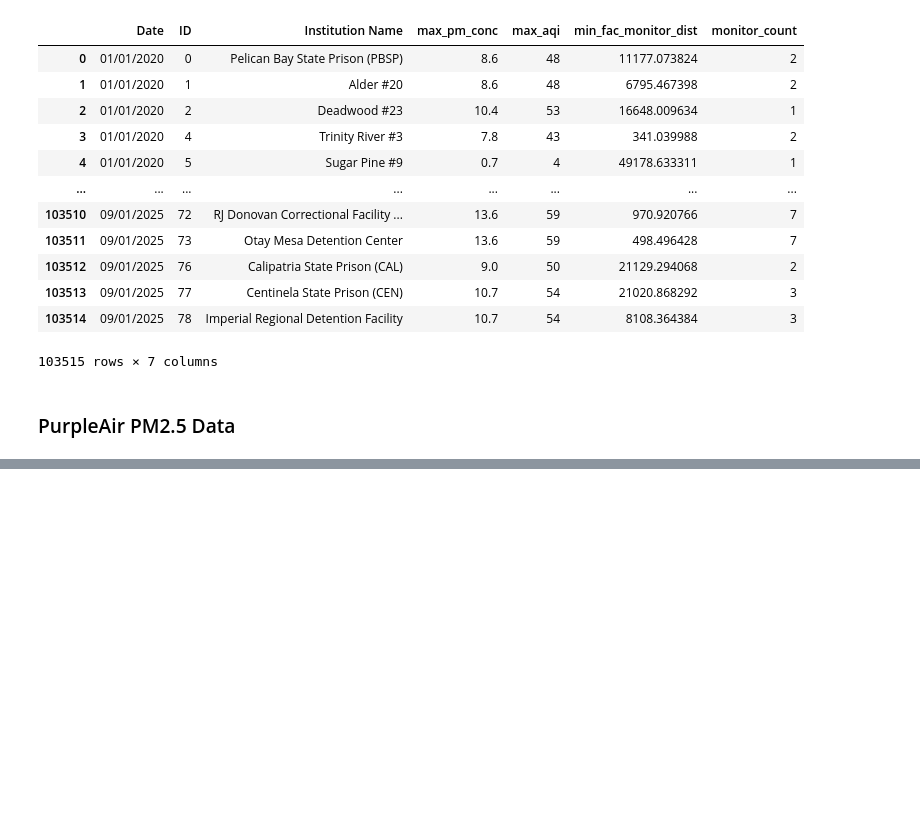
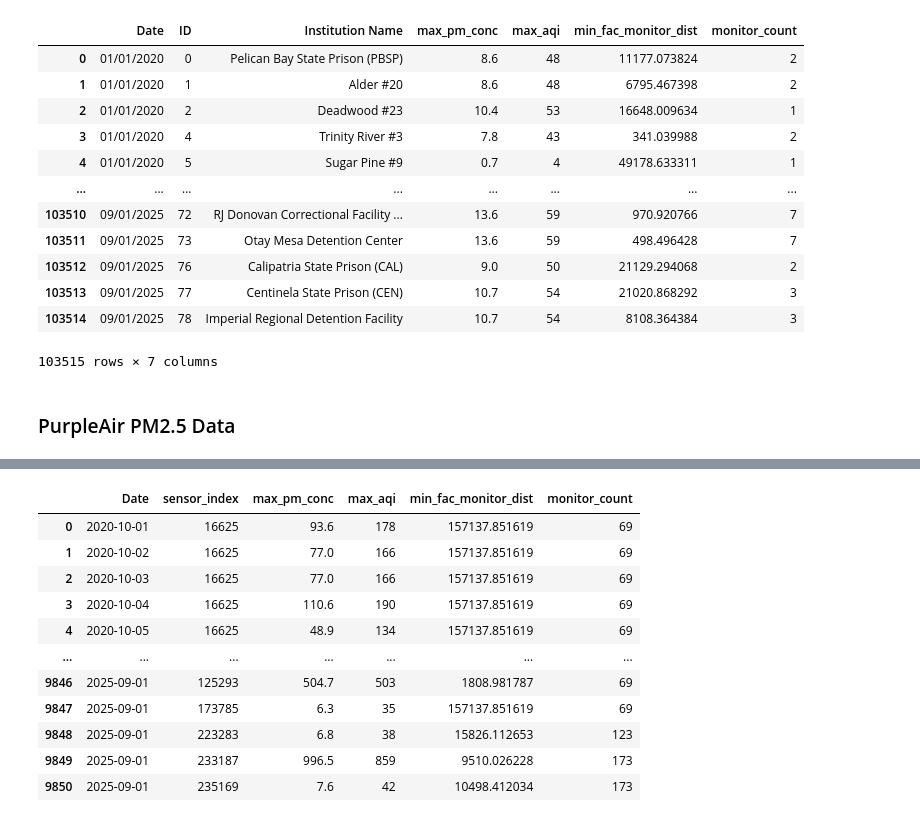
Before and after one commit to allisonsibrian/ca-wildfire-pollution-prison-project, a Jupyter notebook: ca_wildfire_feature_engineering.ipynb, the cells around one changed output, grey strips where cells are left out. Cells and saved outputs as stored; diff of their text form; code cells hidden in the pictures; blank space fills up the shorter version.

Commit message:
finalizing purpleair features and have to merge pm conc features into one

```diff
--- a/ca_wildfire_feature_engineering.ipynb
+++ b/ca_wildfire_feature_engineering.ipynb
@@ -597,0 +632,83 @@ purpleair_grouped
+# %%
+# Converting purpleair df into a GeoDataFrame
+purpleair_sorted_gdf = gpd.GeoDataFrame(
+    purpleair_grouped, geometry=gpd.points_from_xy(purpleair_grouped.Longitude, purpleair_grouped.Latitude), crs="EPSG:4326"
+)
+
+#purpleair_grouped_gdf = purpleair_grouped_gdf.to_crs(epsg=3310)
+
+purpleair_fac = final_facilities_data.copy()
+
+# Apply manual mapping of sensor monitors to the missing facilities
+manual_mapping = [
+    {'ID': 10, 'sensor_index': 235169},
+    {'ID': 10, 'sensor_index': 233187},
+    {'ID': 10, 'sensor_index': 12302},
+
+    {'ID': 11, 'sensor_index': 235169},
+    {'ID': 11, 'sensor_index': 233187},
+    {'ID': 11, 'sensor_index': 12302},
+
+    {'ID': 12, 'sensor_index': 235169},
+    {'ID': 12, 'sensor_index': 233187},
+    {'ID': 12, 'sensor_index': 12302},
+
+    {'ID': 74, 'sensor_index': 89643},
+    {'ID': 74, 'sensor_index': 223283},
+
+    {'ID': 75, 'sensor_index': 89643},
+    {'ID': 75, 'sensor_index': 223283},
+
+    {'ID': 3, 'sensor_index': 125293},
+    {'ID': 3, 'sensor_index': 121137},
+    {'ID': 3, 'sensor_index': 111419},
+
+    {'ID': 6, 'sensor_index': 173785},
+    {'ID': 6, 'sensor_index': 82983},
+    {'ID': 6, 'sensor_index': 16625},
+]
+manual_lookup_df = pd.DataFrame(manual_mapping)
+
+# Merge with manual mapping
+purpleair_timeseries = pd.merge(
+    manual_lookup_df,
+    purpleair_grouped_gdf,
+    on='sensor_index',
+    how='inner'
+)
+
+# Merge with facilities data
+purpleair_fac_timeseries = pd.merge(
+    purpleair_timeseries,
+    purpleair_fac[['ID', 'Institution Name', 'Geometry']],
+    on='ID',
+    how='inner'
+)
+
+# Find distance from appropriate facilities
+purpleair_fac_timeseries['distance_fac_purpleair'] = gpd.GeoSeries(purpleair_fac_timeseries['Geometry']).distance(
+    gpd.GeoSeries(purpleair_fac_timeseries['geometry'])
+)
+
+# Aggregate PurpleAir PM2.5 and facilities data
+purpleair_fac_agg_df = purpleair_fac_timeseries.groupby(['Date', 'sensor_index']).agg(
+    max_pm_conc=('epa_standard_conversion','max'),
+    max_aqi=('AQI_calculated','max'),
+    min_fac_monitor_dist=('distance_fac_purpleair','min'),
+    monitor_count=('sensor_index', 'count')
+).reset_index()
+
+purpleair_fac_agg_df
+# %% [output]
+|  | Date | sensor_index | max_pm_conc | max_aqi | min_fac_monitor_dist | monitor_count |
+| 0 | 2020-10-01 | 16625 | 93.6 | 178 | 157137.851619 | 69 |
+| 1 | 2020-10-02 | 16625 | 77.0 | 166 | 157137.851619 | 69 |
+| 2 | 2020-10-03 | 16625 | 77.0 | 166 | 157137.851619 | 69 |
+| 3 | 2020-10-04 | 16625 | 110.6 | 190 | 157137.851619 | 69 |
+| 4 | 2020-10-05 | 16625 | 48.9 | 134 | 157137.851619 | 69 |
+| ... | ... | ... | ... | ... | ... | ... |
+| 9846 | 2025-09-01 | 125293 | 504.7 | 503 | 1808.981787 | 69 |
+| 9847 | 2025-09-01 | 173785 | 6.3 | 35 | 157137.851619 | 69 |
+| 9848 | 2025-09-01 | 223283 | 6.8 | 38 | 15826.112653 | 123 |
+| 9849 | 2025-09-01 | 233187 | 996.5 | 859 | 9510.026228 | 173 |
+| 9850 | 2025-09-01 | 235169 | 7.6 | 42 | 10498.412034 | 173 |
```
Also changed, not shown: parts of 6 cells of this notebook.
